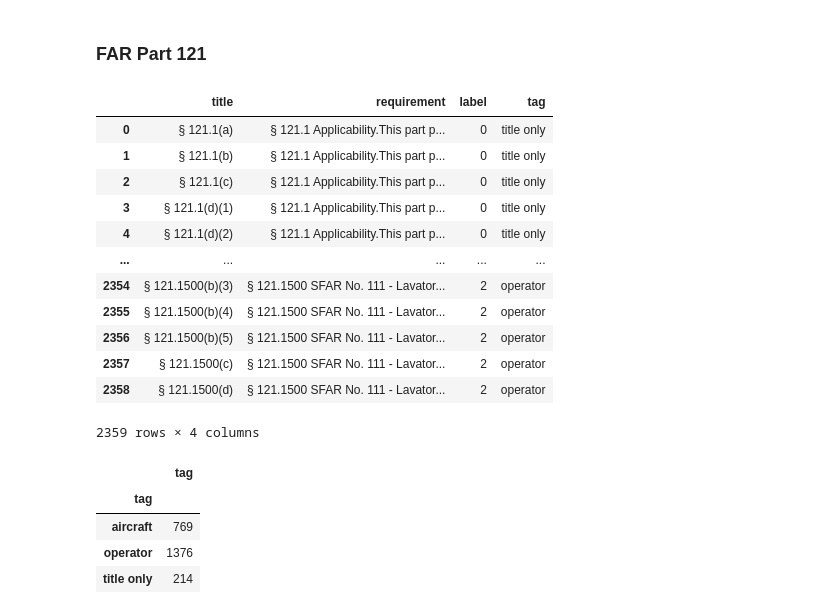
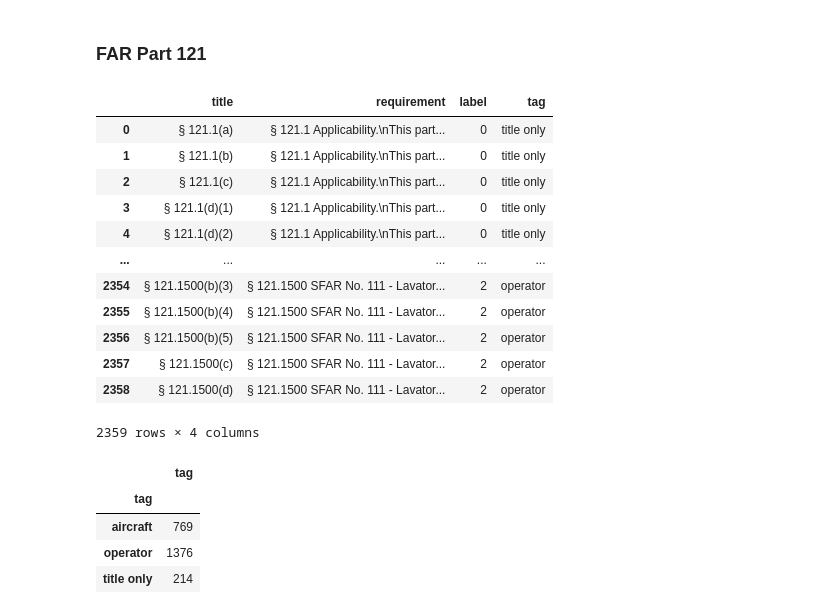
Before and after one commit to fabio-a-oliveira/NLP_Regulations, a Jupyter notebook: classify_requirements.ipynb, the cells around one changed output. Cells and saved outputs as stored; diff of their text form; code cells hidden in the pictures.

```diff
--- a/classify_requirements.ipynb
+++ b/classify_requirements.ipynb
@@ -17,35 +19,24 @@ HOME = getcwd()
 ## Download dataset
 # %% [markdown]
 ### FAR Part 121
-# %%
-URL = 'https://github.com/fabio-a-oliveira/ds-sandbox/blob/master/FAR/ECFR-title14_labelled.xlsx?raw=true'
-
-if 'dataset' not in listdir():
-    mkdir('dataset')
-
-r = requests.get(URL)
-chdir('dataset')
-with open('ECFR-title14_labelled.xlsx', 'wb') as file:
-    file.write(r.content)
-chdir(HOME)
-
-df_FAA = pd.read_excel(join(HOME, 'dataset', 'ECFR-title14_labelled.xlsx'))
-df_FAA = df_FAA[['title', 'requirement', 'label', 'tag']]
-df_FAA
-# %% [output]
-|  | title | requirement | label | tag |
-| 0 | § 121.1(a) | § 121.1 Applicability.This part p... | 0 | title only |
-| 1 | § 121.1(b) | § 121.1 Applicability.This part p... | 0 | title only |
-| 2 | § 121.1(c) | § 121.1 Applicability.This part p... | 0 | title only |
-| 3 | § 121.1(d)(1) | § 121.1 Applicability.This part p... | 0 | title only |
-| 4 | § 121.1(d)(2) | § 121.1 Applicability.This part p... | 0 | title only |
-| ... | ... | ... | ... | ... |
-| 2354 | § 121.1500(b)(3) | § 121.1500 SFAR No. 111 - Lavator... | 2 | operator |
-| 2355 | § 121.1500(b)(4) | § 121.1500 SFAR No. 111 - Lavator... | 2 | operator |
-| 2356 | § 121.1500(b)(5) | § 121.1500 SFAR No. 111 - Lavator... | 2 | operator |
-| 2357 | § 121.1500(c) | § 121.1500 SFAR No. 111 - Lavator... | 2 | operator |
-| 2358 | § 121.1500(d) | § 121.1500 SFAR No. 111 - Lavator... | 2 | operator |
-2359 rows × 4 columns
+# %%
+filepath = join(HOME, 'Regulations', 'FAR_Part121_nodes_labelled.xlsx')
+df_FAA = pd.read_excel(filepath)[['title', 'requirement', 'label', 'tag']]
+df_FAA
+# %% [output]
+|  | title | requirement | label | tag |
+| 0 | § 121.1(a) | § 121.1 Applicability.\nThis part... | 0 | title only |
+| 1 | § 121.1(b) | § 121.1 Applicability.\nThis part... | 0 | title only |
+| 2 | § 121.1(c) | § 121.1 Applicability.\nThis part... | 0 | title only |
+| 3 | § 121.1(d)(1) | § 121.1 Applicability.\nThis part... | 0 | title only |
+| 4 | § 121.1(d)(2) | § 121.1 Applicability.\nThis part... | 0 | title only |
+| ... | ... | ... | ... | ... |
+| 2354 | § 121.1500(b)(3) | § 121.1500 SFAR No. 111 - Lavator... | 2 | operator |
+| 2355 | § 121.1500(b)(4) | § 121.1500 SFAR No. 111 - Lavator... | 2 | operator |
+| 2356 | § 121.1500(b)(5) | § 121.1500 SFAR No. 111 - Lavator... | 2 | operator |
+| 2357 | § 121.1500(c) | § 121.1500 SFAR No. 111 - Lavator... | 2 | operator |
+| 2358 | § 121.1500(d) | § 121.1500 SFAR No. 111 - Lavator... | 2 | operator |
+2359 rows × 4 columns
 # %%
 df_FAA.groupby('tag').agg({'tag':'count'})
 # %% [output]
```
Also changed, not shown: parts of 21 cells of this notebook, 20 other files.
